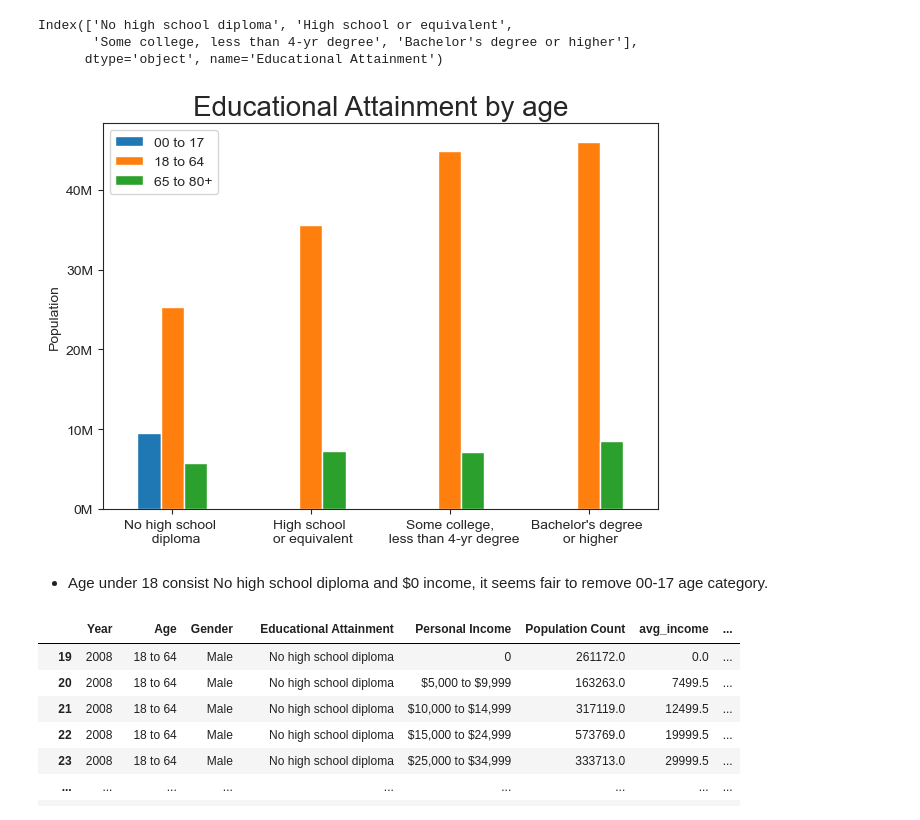
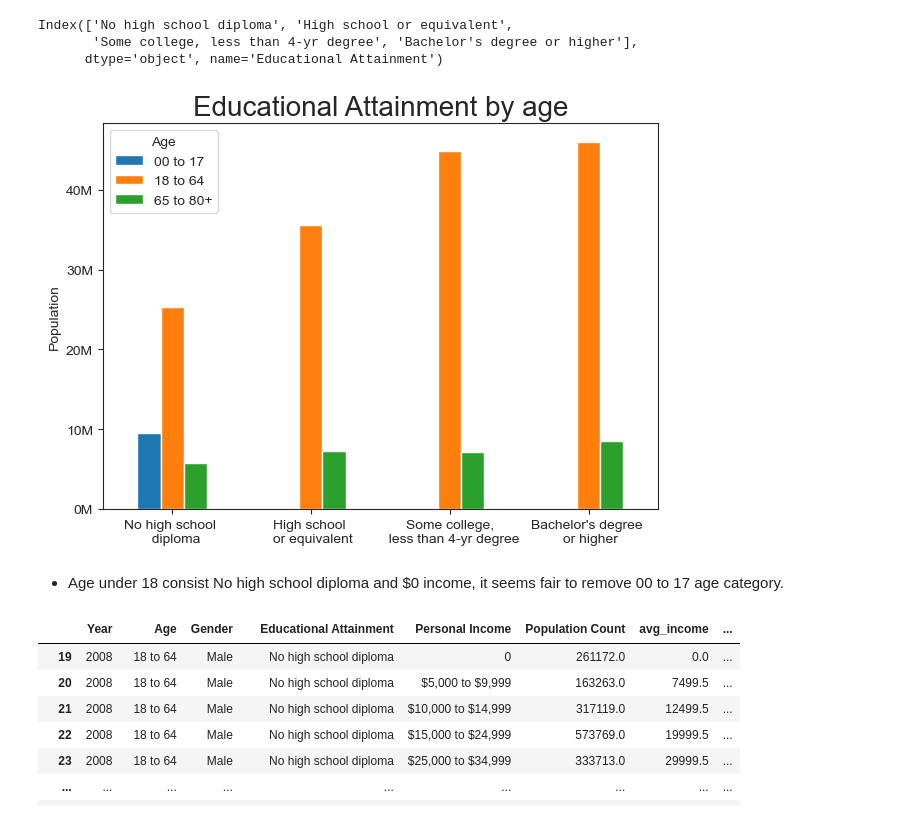
Before and after one commit to ahranyu/100_My_Project, a Jupyter notebook: 5_Education_Income/4_Age.ipynb, the cells around one changed output. Cells and saved outputs as stored; diff of their text form; code cells hidden in the pictures.

```diff
--- a/5_Education_Income/4_Age.ipynb
+++ b/5_Education_Income/4_Age.ipynb
@@ -96,23 +96,23 @@ Index(['No high school diploma', 'High school or equivalent',
 # %%
 df_age_edu.plot(kind='bar')
 plt.gca().yaxis.set_major_formatter(FuncFormatter(lambda x, pos : f'{(x/1000000):.0f}M'))
 plt.ylabel('Population')
-plt.legend()
+plt.legend(title='Age')
 plt.title('Educational Attainment by age', fontsize=20)
 #plt.xticks(rotation=45, labels=)
 plt.gca().set_xticklabels(["No high school \n  diploma",
                     'High school \n or equivalent',
                     'Some college,\n  less than 4-yr degree',
                     "Bachelor's degree \n or higher"],
                    rotation=0, ha="center")
 plt.xlabel('')
 plt.tight_layout()
 
 plt.show()
 # %% [output]
-[figure, old version]
+[figure, new version]
 # %% [markdown]
-- Age under 18 consist No high school diploma and $0 income, it seems fair to remove 00-17 age category.
+- Age under 18 consist No high school diploma and $0 income, it seems fair to remove 00 to 17 age category.
 # %%
 df_1880= df[(df['Age']=='65 to 80+')|( df['Age']=='18 to 64')]
 df_1880
```
Also changed, not shown: parts of 2 cells of this notebook, 2 other files.
